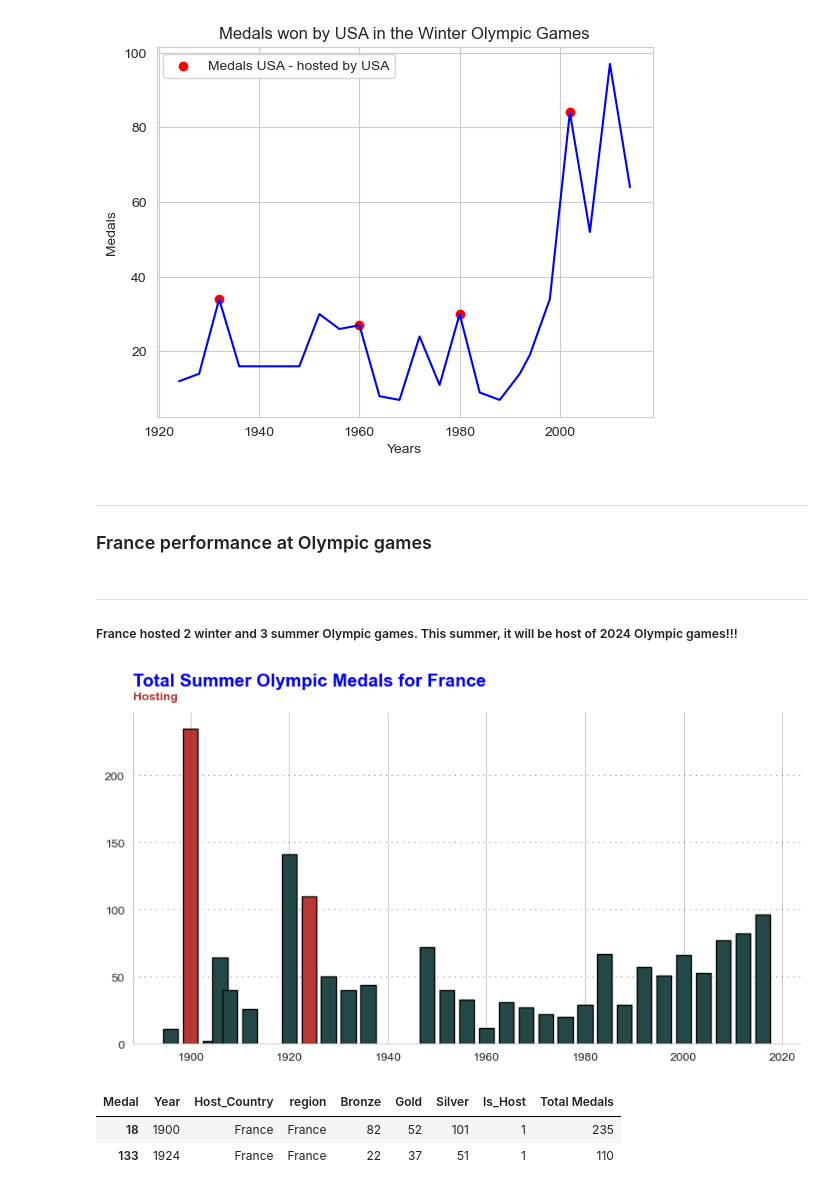
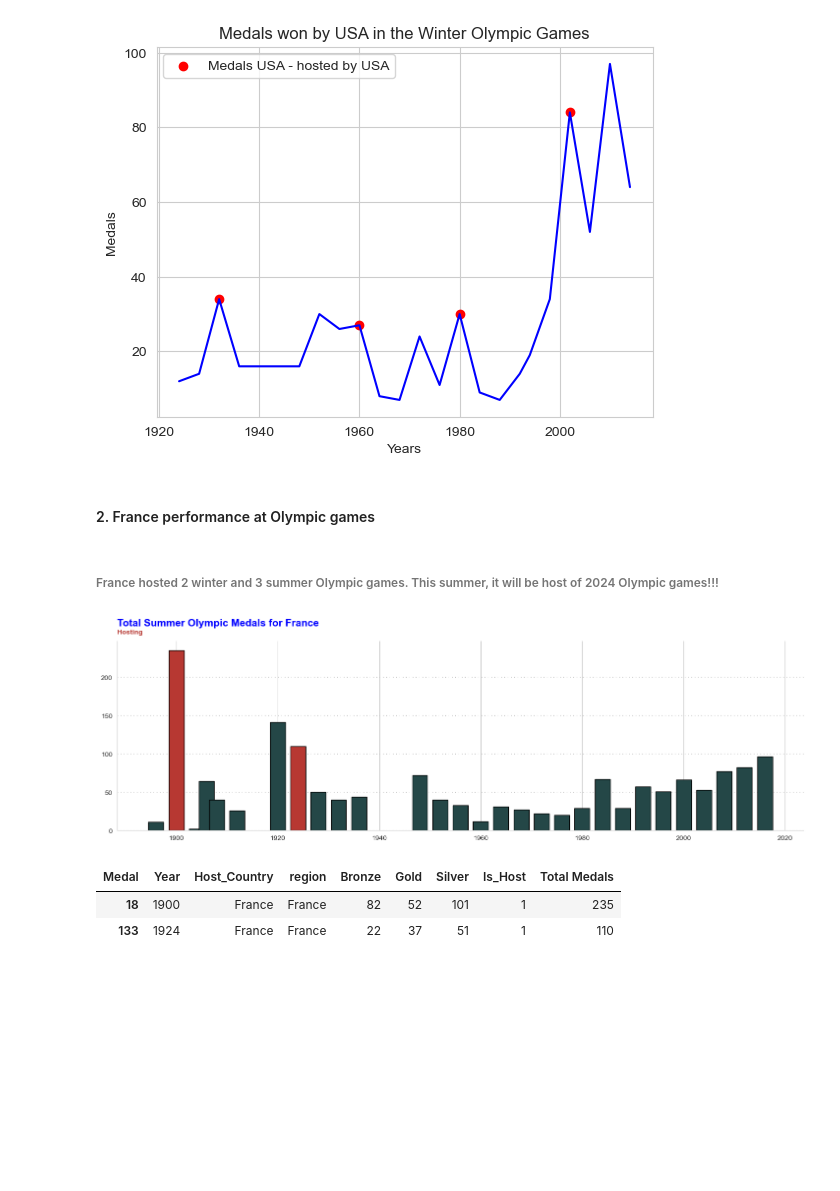
Before and after one commit to soumyaranjanswaincan/Olympic-Data-Analysis, a Jupyter notebook: country_performanceFINAL.ipynb, the cells around one changed output. Drawn from its saved outputs; the diff is of its cells as text; code cells hidden in the pictures; blank space fills up the shorter version.

```diff
--- a/country_performanceFINAL.ipynb
+++ b/country_performanceFINAL.ipynb
@@ -281,38 +289,38 @@ plt.show()
 # %% [output]
 [figure]
 # %% [markdown]
-----
-### France performance at Olympic games
+
+#### 2. France performance at Olympic games
 # %% [markdown]
-----
-##### France hosted 2 winter and 3 summer Olympic games. This summer, it will be host of 2024 Olympic games!!!
+
+###### France hosted 2 winter and 3 summer Olympic games. This summer, it will be host of 2024 Olympic games!!!
 # %%
 #Visualization how France performed over years and comparison with performance when France hosted summer Olympic games.
 
 temp = df_summer.query("region == 'France'")
 
 
-fig, ax = plt.subplots(1, 1, figsize=(10, 5), facecolor='white')
+fig, ax = plt.subplots(1, 1, figsize=(18, 5), facecolor='white')
 
 color = ['#B73832' if i == 1 else '#244747' for i in temp['Is_Host']]
 
 ax.bar(temp['Year'], temp['Total Medals'],width=3, color=color, ec='black')
 ax.set_facecolor('white')
 ax.grid(which='both', axis='y', zorder=5, color='gray', linestyle=':', dashes=(1,5))
 ax.set_axisbelow(True)
 
 for s in ['top', 'right']:
     ax.spines[s].set_visible(False)
 
 Xstart, Xend = ax.get_xlim()
 Ystart, Yend = ax.get_ylim()
 
 ax.text(Xstart,Yend+20, 'Total Summer Olympic Medals for France', fontsize=15,fontweight='bold',color='blue')
 ax.text(Xstart,Yend+10, 'Hosting', fontsize=10,fontweight='bold',color='#B73832')
 
 plt.show()
 # %% [output]
-[figure, old version]
+[figure, new version]
 # %%
 # performance of France for summer olympic
 France_df_summer = df_summer[df_summer['region'] =='France']
```
Also changed, not shown: parts of 20 cells of this notebook.
